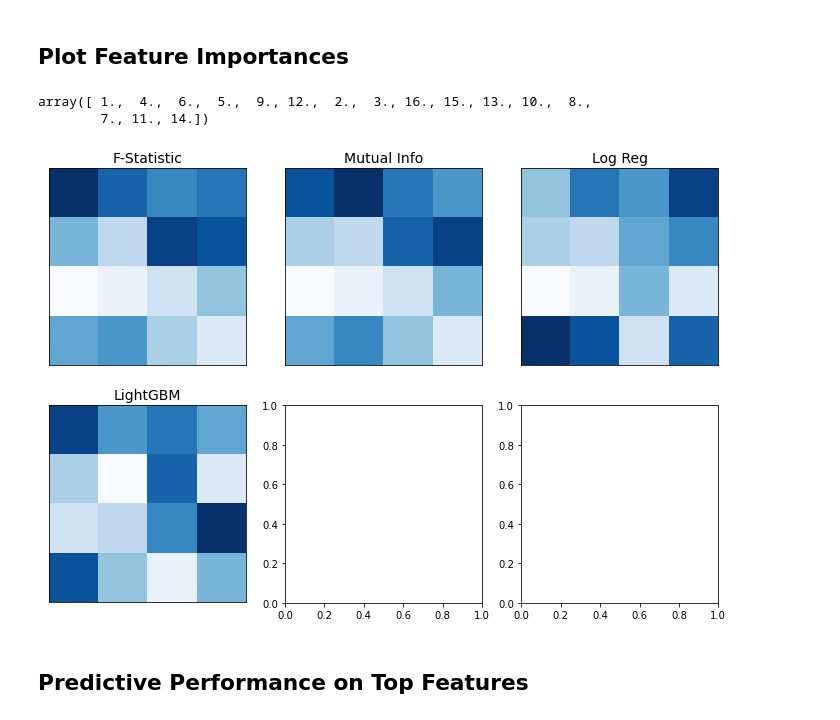
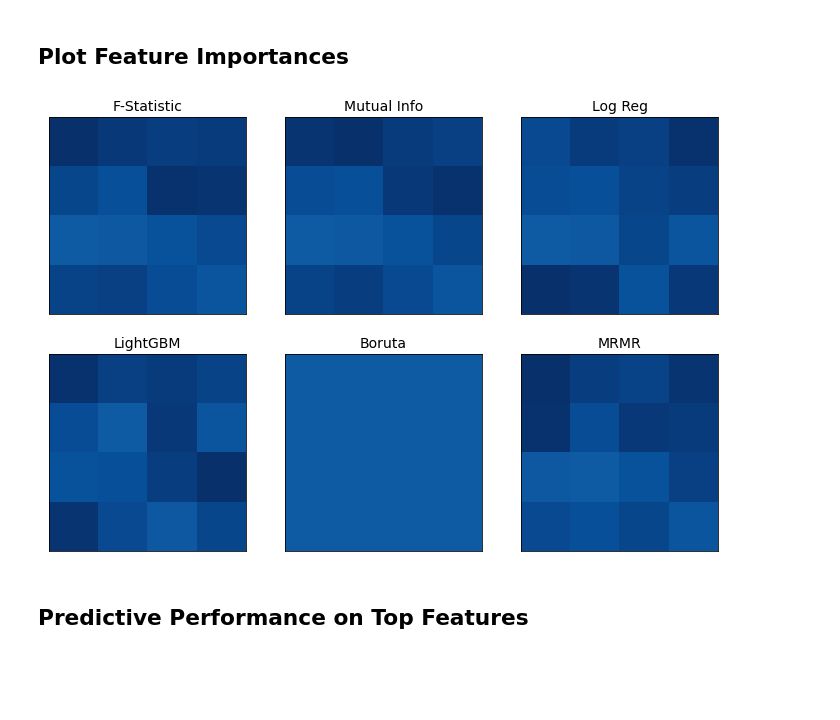
Before and after one commit to ScottBreitbach/DSC550, a Jupyter notebook: FinalProject/M4_test.ipynb, the cells around one changed output. Saved outputs shown, nothing was run; the diff lists cells and outputs as text; code cells hidden in the pictures; blank space fills up the shorter version.

```diff
--- a/FinalProject/M4_test.ipynb
+++ b/FinalProject/M4_test.ipynb
@@ -71,5 +76,3 @@ le = LabelEncoder()
-# %%
-y = le.fit_transform(beanDF.Class)
 # %%
 # Split the data
 X_train, X_test, y_train, y_test = train_test_split(X, y, test_size =0.3,
@@ -125,14 +133,14 @@ From here: https://pbpython.com/categorical-encoding.html
 # %%
 # pip install boruta
 # %%
-# from boruta import BorutaPy
-# from sklearn.ensemble import RandomForestClassifier
-
-# boruta = BorutaPy(
-#     estimator = RandomForestClassifier(max_depth = 5),
-#     n_estimators = 'auto',
-#     max_iter = 100
-# ).fit(X_train, y_train)
+# Feature selection using boruta
+from boruta import BorutaPy
+from sklearn.ensemble import RandomForestClassifier
+boruta = BorutaPy(
+    estimator = RandomForestClassifier(max_depth = 5),
+    n_estimators = 'auto',
+    max_iter = 100
+).fit(X_train, y_train)
 # %% [markdown]
 ### 6. MRMR
 # %%
@@ -142,24 +152,24 @@ https://towardsdatascience.com/mrmr-explained-exactly-how-you-wished-someone-exp
 # %%
-# import pandas as pd
-# from mrmr import mrmr_classif
-
-# mrmr = mrmr_classif(pd.DataFrame(X_train), pd.Series(y_train), K = 784)
+# Feature selection using
+import pandas as pd
+from mrmr import mrmr_classif
+mrmr = mrmr_classif(pd.DataFrame(X_train), pd.Series(y_train), K = 784)
 # %% [markdown]
 Again, need to convert y str to float
 # %% [markdown]
 ### Store results
 # %%
-import numpy as np
-
+# Create DF to store feature ranking info
 ranking = pd.DataFrame(index = range(X_train.shape[1]))
 
+# Store ranking info for each feature from each method
 ranking['feat'] = X.columns
 ranking['f'] = pd.Series(f, index = ranking.index).fillna(0).rank(ascending = False)
 ranking['mi'] = pd.Series(mi, index = ranking.index).fillna(0).rank(ascending = False)
 ranking['logreg'] = pd.Series(np.abs(logreg.coef_).mean(axis = 0), index = ranking.index).rank(ascending = False)
 ranking['lightgbm'] = pd.Series(lgbm.feature_importances_, index = ranking.index).rank(ascending = False)
-# ranking['boruta'] = boruta.support_* 1 + boruta.support_weak_ * 2 + (1 - boruta.support_ - boruta.support_weak_) * X_train.shape[1]
-# ranking['mrmr'] = pd.Series(list(range(1, len(mrmr) + 1)) + [X_train.shape[1]] * (X_train.shape[1] - len(mrmr)), index = mrmr + list(set(ranking.index) - set(mrmr))).sort_index()
+ranking['boruta'] = boruta.support_* 1 + boruta.support_weak_ * 2 + (1 - boruta.support_ - boruta.support_weak_) * X_train.shape[1]
+ranking['mrmr'] = pd.Series(list(range(1, len(mrmr) + 1)) + [X_train.shape[1]] * (X_train.shape[1] - len(mrmr)), index = mrmr + list(set(ranking.index) - set(mrmr))).sort_index()
 
 ranking = ranking.replace(to_replace = ranking.max(), value = X_train.shape[1])
 ranking.to_csv('ranking.csv', index = False)
@@ -211,40 +224,31 @@ ranking.sort_values('total')
 import matplotlib.pyplot as plt
-# %%
-ranking['f'].to_numpy()
-# %% [output]
-array([ 1.,  4.,  6.,  5.,  9., 12.,  2.,  3., 16., 15., 13., 10.,  8.,
-        7., 11., 14.])
 # %%
+# Plot ranking of each of the 16 features in a 4 x 4 grid
 plt_ncols = 3
 plt_nrows = 2
 
 fig, axs = plt.subplots(plt_nrows, plt_ncols, figsize = (plt_ncols * 4, plt_nrows * 4))
 
 for e, (algo, title) in enumerate(
     zip(
-#         ['f', 'mi', 'logreg', 'boruta'],
-#         ['F-Statistic', 'Mutual Info', 'Log Reg', 'Boruta']
-        ['f', 'mi', 'logreg', 'lightgbm'],#, 'boruta', 'mrmr'],
-        ['F-Statistic', 'Mutual Info', 'Log Reg', 'LightGBM']#,, 'Boruta', 'MRMR']
-#         ['f', 'mi', 'logreg', 'lightgbm', 'boruta', 'mrmr'],
-#         ['F-Statistic', 'Mutual Info', 'Log Reg', 'LightGBM', 'Boruta', 'MRMR']
+        ['f', 'mi', 'logreg', 'lightgbm', 'boruta', 'mrmr'],
+        ['F-Statistic', 'Mutual Info', 'Log Reg', 'LightGBM', 'Boruta', 'MRMR']
     )):
 
     a = axs[divmod(e, plt_ncols)].imshow(
         ranking[algo].to_numpy().reshape(4, 4),
-#         ranking[algo].to_numpy().reshape(28, 28),
         cmap = 'Blues_r',
         vmin = ranking.min().min(),
         vmax = ranking.max().max()
     )
 
     axs[divmod(e, plt_ncols)].set_title(title, fontsize = 14)
     axs[divmod(e, plt_ncols)].set_xticks([])
     axs[divmod(e, plt_ncols)].set_yticks([])
 
 fig.savefig('featimpo_heatmap.png', dpi = 300)
 # %% [output]
-[figure, old version]
+[figure, new version]
 # %% [markdown]
 ## Predictive Performance on Top Features
 # %%
```
Also changed, not shown: parts of 123 cells of this notebook, 12 other files.
